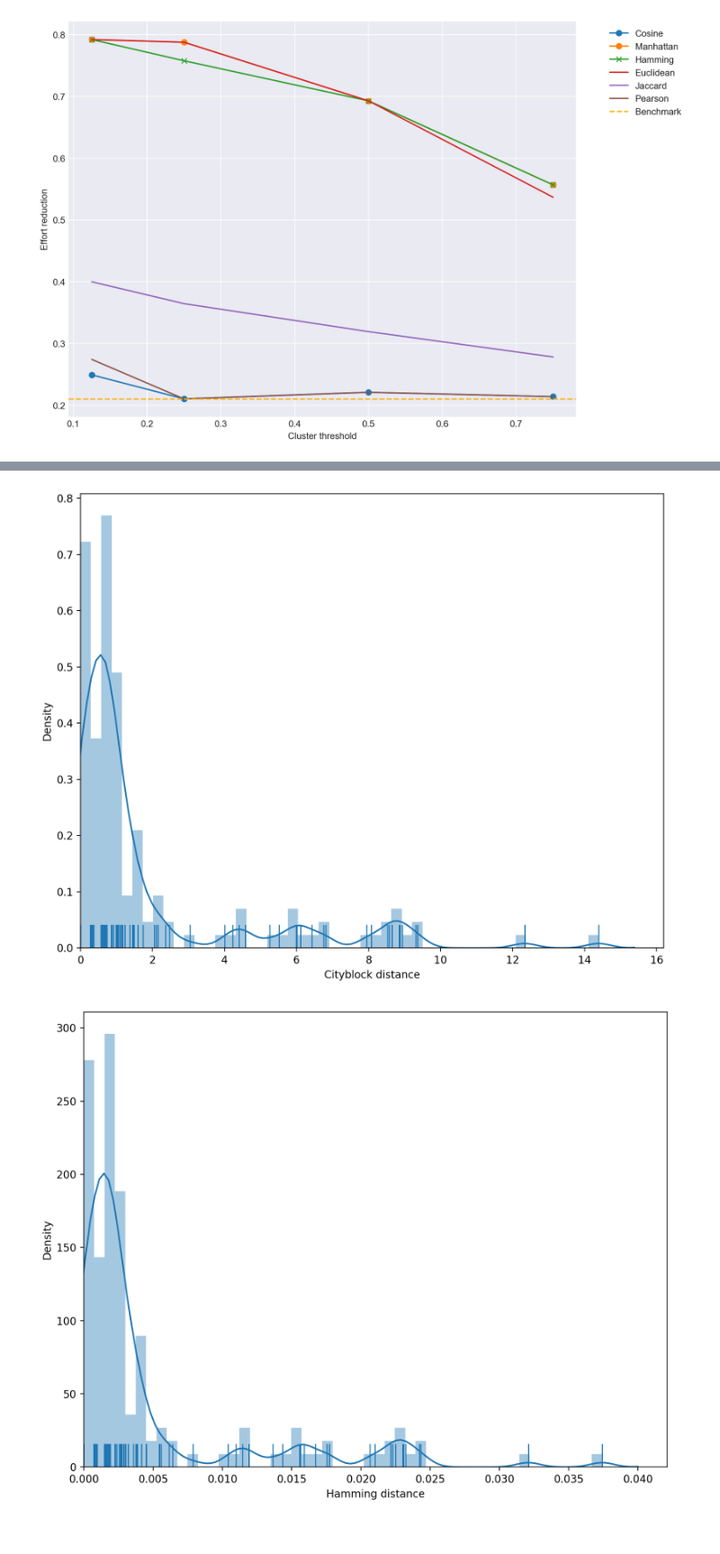
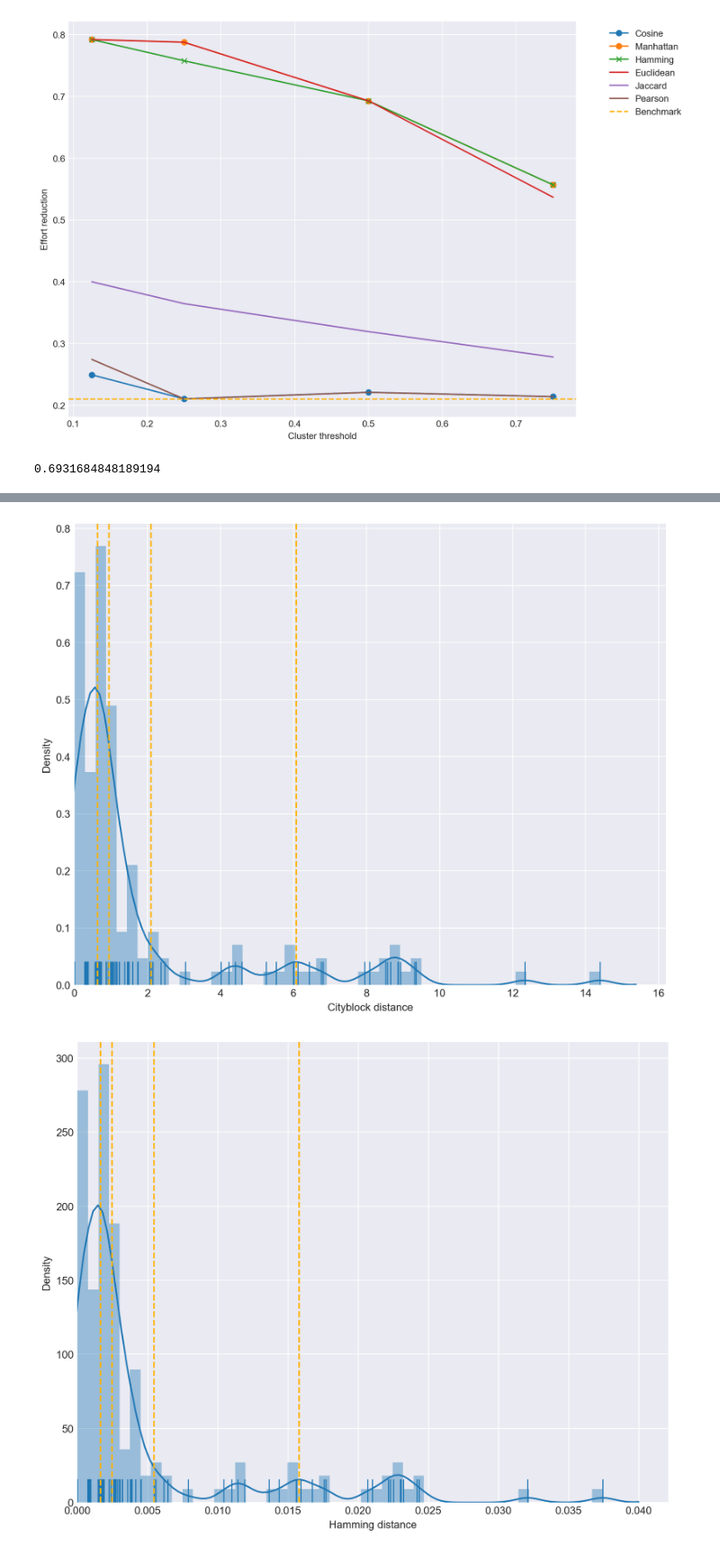
Before and after one commit to Kevinkeya/ThesisPlot, a Jupyter notebook: Plot.ipynb, the cells around one changed output, grey strips where cells are left out. Shown at 90% size. Saved outputs shown, nothing was run; the diff lists cells and outputs as text; code cells hidden in the pictures.

```diff
--- a/Plot.ipynb
+++ b/Plot.ipynb
@@ -62,8 +62,16 @@ import json
 distance_nested_list = []
 distance_metric=["cosine","cityblock","hamming","euclidean","jaccard","correlation"]
 for metric in distance_metric:
-    with open("min_distance_"+ metric +"_clustering") as input:
+    with open("input/"+"min_distance_"+ metric +"_clustering") as input:
         distance_nested_list.append(json.load(input))
+# %%
+percentile_list = [25, 50, 75, 87.5]
+def find_percentile(one_list, percentage):
+    temp_list = [item for item in one_list if item >0]
+    return np.percentile(temp_list, percentage)
+find_percentile(distance_nested_list[0],82.5)
+# %% [output]
+0.6931684848189194
 # %%
 # index__ = 0
 for index__ in range(0,len(distance_metric)):
@@ -73,9 +81,12 @@ for index__ in range(0,len(distance_metric)):
     binwidth= (max(our_distance__) - min(our_distance__))/50
     lm = sns.distplot(distance_nested_list[index__],bins=np.arange(min(our_distance__),max(our_distance__)+binwidth,binwidth),
                       norm_hist=True, kde=True, rug=True)
+    for percentile__ in percentile_list:
+        x_line__ = find_percentile(distance_nested_list[index__], percentile__)
+        plt.axvline(x=x_line__, color = sns.xkcd_rgb["amber"], linestyle='--')
     axes = lm.axes
     plt.xlabel(metric.title() +" distance")
     plt.ylabel("Density")
     axes.set_xlim(0)
-    plt.savefig(metric.title() +"_distance.png")
+    plt.savefig("output/" +metric.title() +"_distance.png")
 # %% [output]
@@ -83,2 +94,2 @@ for index__ in range(0,len(distance_metric)):
-[figure, old version]
+[figure, new version]
-[figure, old version]
+[figure, new version]
```
Also changed, not shown: parts of 3 cells of this notebook, 14 other files.
